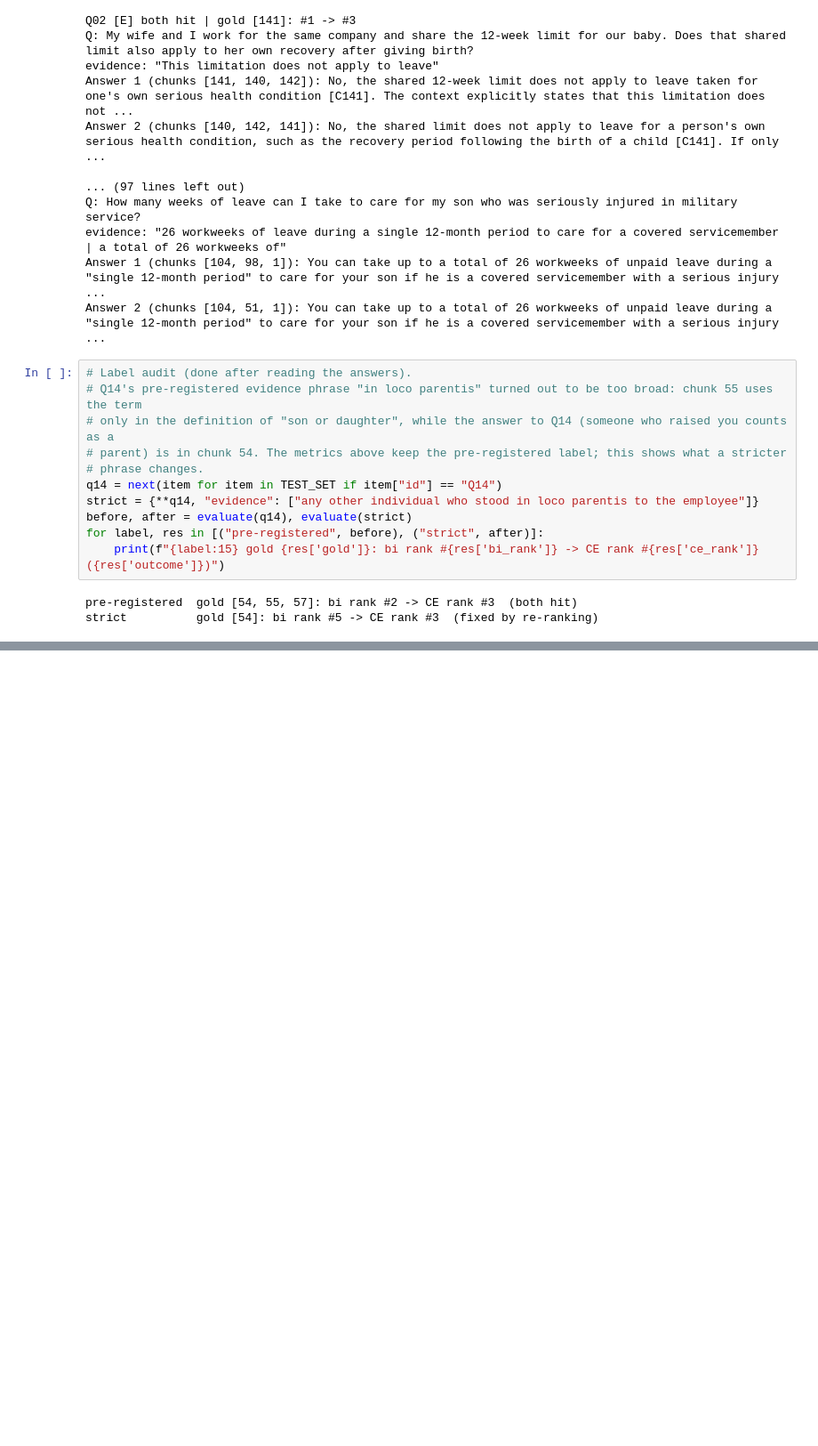
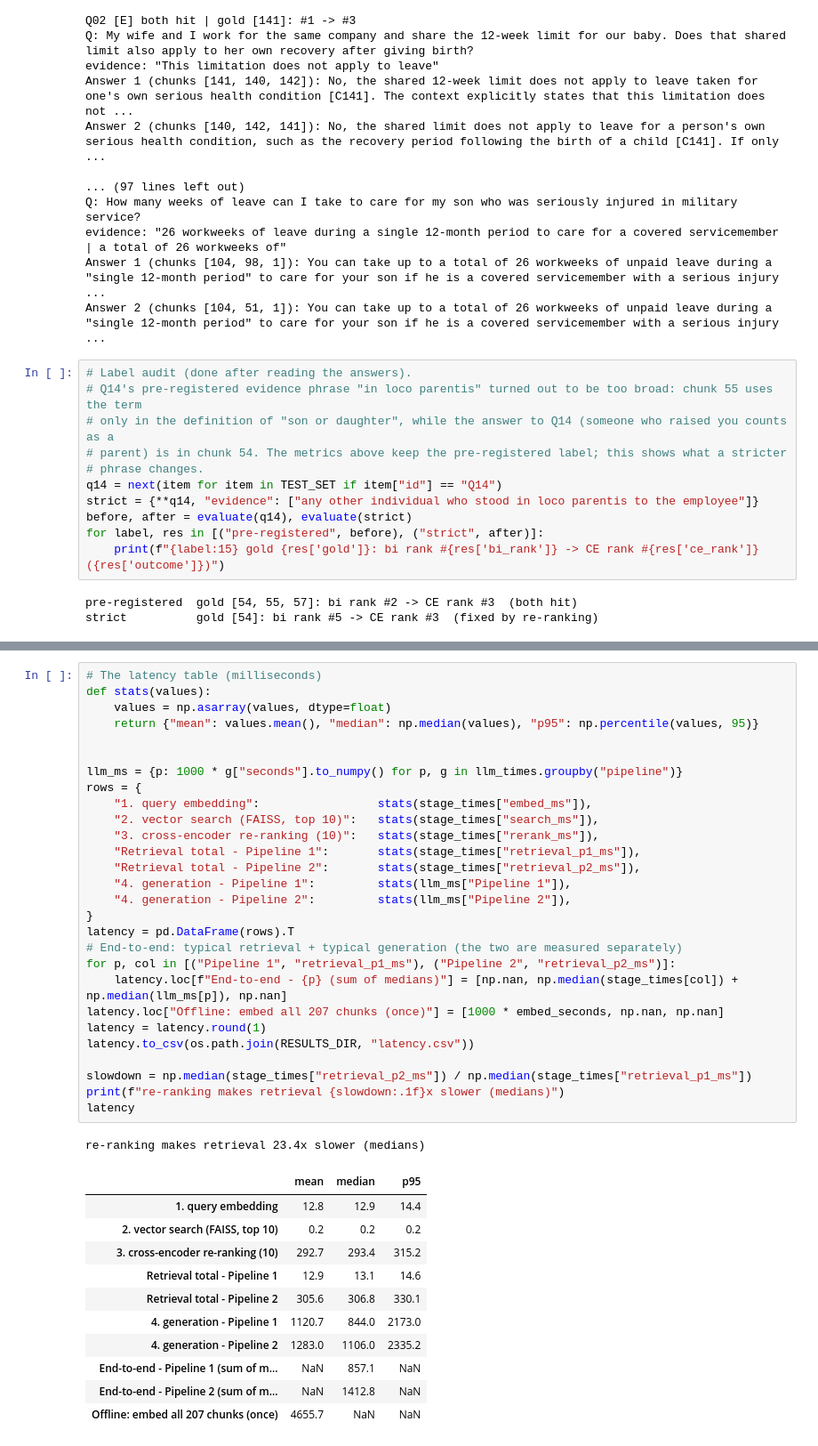
Before and after one commit to Sathviktr/RAG_LMA, a Jupyter notebook: rag_baseline_vs_rerank.ipynb, the cells around one changed output, grey strips where cells are left out. Shown at 89% size. Drawn from its saved outputs; the diff is of its cells as text; blank space fills up the shorter version.

```diff
--- a/rag_baseline_vs_rerank.ipynb
+++ b/rag_baseline_vs_rerank.ipynb
@@ -1302,0 +1394,41 @@ strict          gold [54]: bi rank #5 -> CE rank #3  (fixed by re-ranking)
+# %%
+# The latency table (milliseconds)
+def stats(values):
+    values = np.asarray(values, dtype=float)
+    return {"mean": values.mean(), "median": np.median(values), "p95": np.percentile(values, 95)}
+
+
+llm_ms = {p: 1000 * g["seconds"].to_numpy() for p, g in llm_times.groupby("pipeline")}
+rows = {
+    "1. query embedding":                 stats(stage_times["embed_ms"]),
+    "2. vector search (FAISS, top 10)":   stats(stage_times["search_ms"]),
+    "3. cross-encoder re-ranking (10)":   stats(stage_times["rerank_ms"]),
+    "Retrieval total - Pipeline 1":       stats(stage_times["retrieval_p1_ms"]),
+    "Retrieval total - Pipeline 2":       stats(stage_times["retrieval_p2_ms"]),
+    "4. generation - Pipeline 1":         stats(llm_ms["Pipeline 1"]),
+    "4. generation - Pipeline 2":         stats(llm_ms["Pipeline 2"]),
+}
+latency = pd.DataFrame(rows).T
+# End-to-end: typical retrieval + typical generation (the two are measured separately)
+for p, col in [("Pipeline 1", "retrieval_p1_ms"), ("Pipeline 2", "retrieval_p2_ms")]:
+    latency.loc[f"End-to-end - {p} (sum of medians)"] = [np.nan, np.median(stage_times[col]) + np.median(llm_ms[p]), np.nan]
+latency.loc["Offline: embed all 207 chunks (once)"] = [1000 * embed_seconds, np.nan, np.nan]
+latency = latency.round(1)
+latency.to_csv(os.path.join(RESULTS_DIR, "latency.csv"))
+
+slowdown = np.median(stage_times["retrieval_p2_ms"]) / np.median(stage_times["retrieval_p1_ms"])
+print(f"re-ranking makes retrieval {slowdown:.1f}x slower (medians)")
+latency
+# %% [output]
+re-ranking makes retrieval 23.4x slower (medians)
+|  | mean | median | p95 |
+| 1. query embedding | 12.8 | 12.9 | 14.4 |
+| 2. vector search (FAISS, top 10) | 0.2 | 0.2 | 0.2 |
+| 3. cross-encoder re-ranking (10) | 292.7 | 293.4 | 315.2 |
+| Retrieval total - Pipeline 1 | 12.9 | 13.1 | 14.6 |
+| Retrieval total - Pipeline 2 | 305.6 | 306.8 | 330.1 |
+| 4. generation - Pipeline 1 | 1120.7 | 844.0 | 2173.0 |
+| 4. generation - Pipeline 2 | 1283.0 | 1106.0 | 2335.2 |
+| End-to-end - Pipeline 1 (sum of m... | NaN | 857.1 | NaN |
+| End-to-end - Pipeline 2 (sum of m... | NaN | 1412.8 | NaN |
+| Offline: embed all 207 chunks (once) | 4655.7 | NaN | NaN |
```
Also changed, not shown: parts of 7 cells of this notebook, 5 other files.
